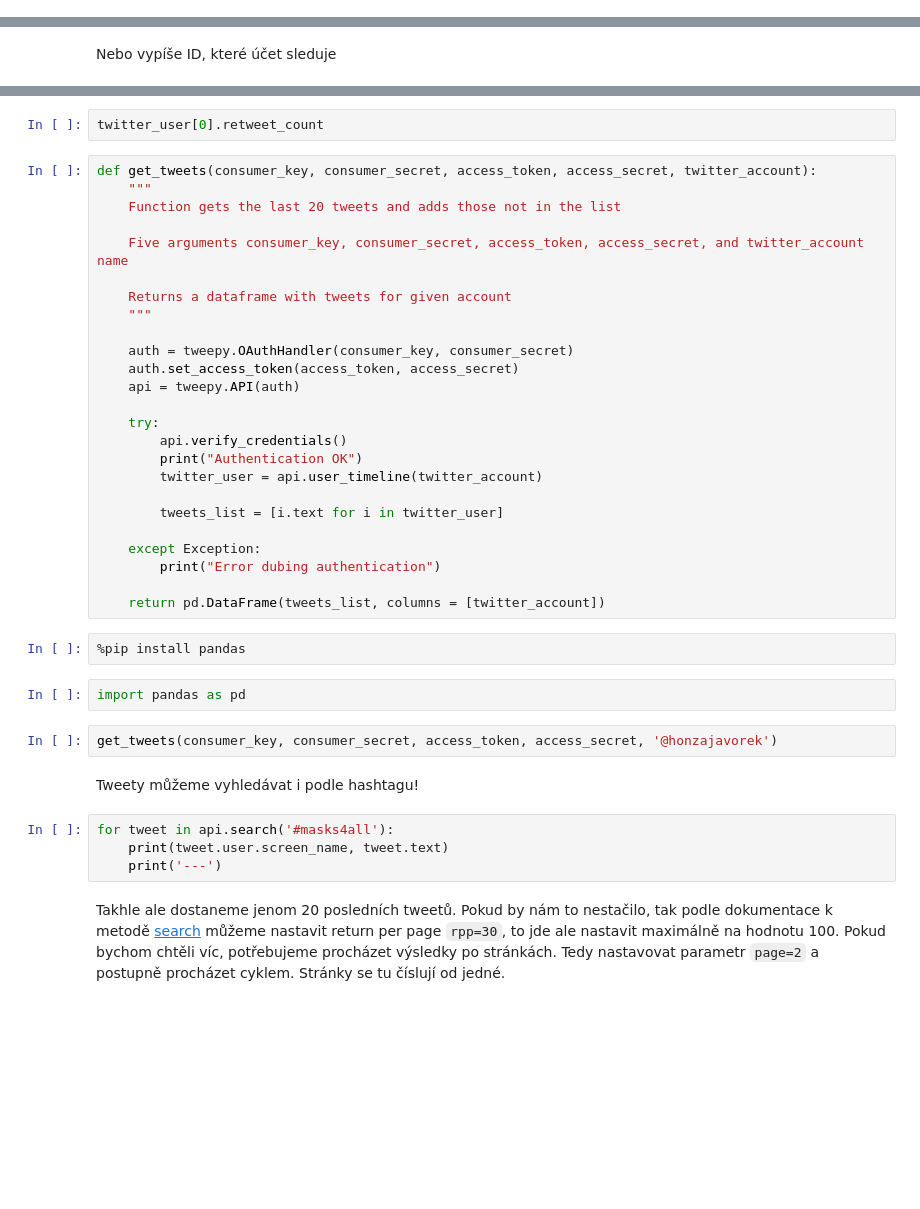
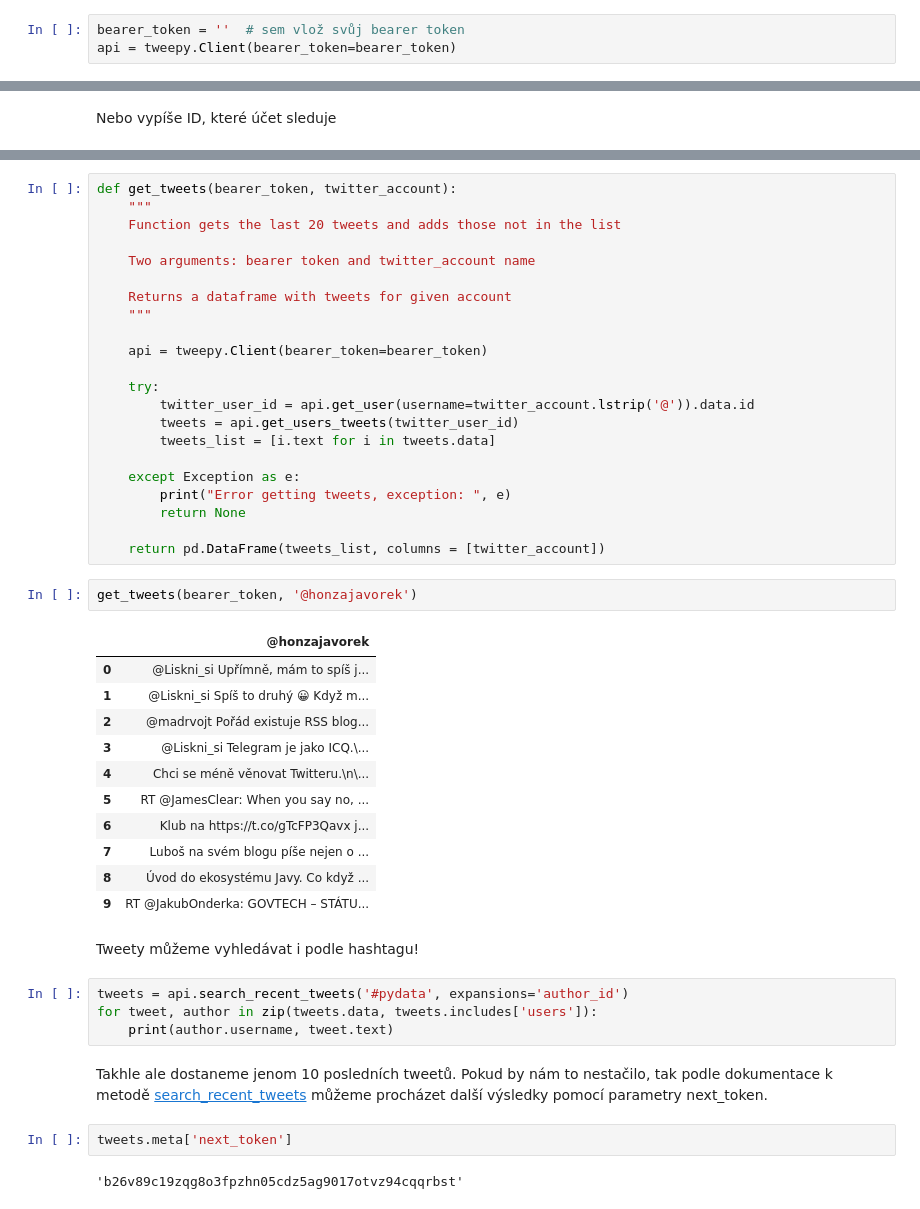
Before and after one commit to PyDataCZ/pyladies-kurz, a Jupyter notebook: lessons/pydata/api/index.ipynb, the cells around one changed output, grey strips where cells are left out. Saved outputs shown, nothing was run; the diff lists cells and outputs as text; blank space fills up the shorter version.

Commit message:
tweepy: use twitter api version 2

```diff
--- a/lessons/pydata/api/index.ipynb
+++ b/lessons/pydata/api/index.ipynb
@@ -665 +612,4 @@ except Exception:
+# %%
+bearer_token = ''  # sem vlož svůj bearer token
+api = tweepy.Client(bearer_token=bearer_token)
 # %% [markdown]
@@ -684,41 +649,48 @@ dir(twitter_user[0])
-# %%
-twitter_user[0].retweet_count
 # %%
-def get_tweets(consumer_key, consumer_secret, access_token, access_secret, twitter_account):
+def get_tweets(bearer_token, twitter_account):
     """
     Function gets the last 20 tweets and adds those not in the list
 
-    Five arguments consumer_key, consumer_secret, access_token, access_secret, and twitter_account name
+    Two arguments: bearer token and twitter_account name
 
     Returns a dataframe with tweets for given account
     """
 
-    auth = tweepy.OAuthHandler(consumer_key, consumer_secret)
-    auth.set_access_token(access_token, access_secret)
-    api = tweepy.API(auth)
+    api = tweepy.Client(bearer_token=bearer_token)
 
     try:
-        api.verify_credentials()
-        print("Authentication OK")
-        twitter_user = api.user_timeline(twitter_account)
+        twitter_user_id = api.get_user(username=twitter_account.lstrip('@')).data.id
+        tweets = api.get_users_tweets(twitter_user_id)
+        tweets_list = [i.text for i in tweets.data]
 
-        tweets_list = [i.text for i in twitter_user]
-
-    except Exception:
-        print("Error dubing authentication")
+    except Exception as e:
+        print("Error getting tweets, exception: ", e)
+        return None
 
     return pd.DataFrame(tweets_list, columns = [twitter_account])
-# %%
-%pip install pandas
-# %%
-import pandas as pd
-# %%
-get_tweets(consumer_key, consumer_secret, access_token, access_secret, '@honzajavorek')
+# %%
+get_tweets(bearer_token, '@honzajavorek')
+# %% [output]
+|  | @honzajavorek |
+| 0 | @Liskni_si Upřímně, mám to spíš j... |
+| 1 | @Liskni_si Spíš to druhý 😀 Když m... |
+| 2 | @madrvojt Pořád existuje RSS blog... |
+| 3 | @Liskni_si Telegram je jako ICQ.\... |
+| 4 | Chci se méně věnovat Twitteru.\n\... |
+| 5 | RT @JamesClear: When you say no, ... |
+| 6 | Klub na https://t.co/gTcFP3Qavx j... |
+| 7 | Luboš na svém blogu píše nejen o ... |
+| 8 | Úvod do ekosystému Javy. Co když ... |
+| 9 | RT @JakubOnderka: GOVTECH – STÁTU... |
 # %% [markdown]
 Tweety můžeme vyhledávat i podle hashtagu!
-# %%
-for tweet in api.search('#masks4all'):
-    print(tweet.user.screen_name, tweet.text)
-    print('---')
+# %%
+tweets = api.search_recent_tweets('#pydata', expansions='author_id')
+for tweet, author in zip(tweets.data, tweets.includes['users']):
+    print(author.username, tweet.text)
 # %% [markdown]
-Takhle ale dostaneme jenom 20 posledních tweetů. Pokud by nám to nestačilo, tak podle dokumentace k metodě [search](https://docs.tweepy.org/en/v3.5.0/api.html#API.search) můžeme nastavit return per page `rpp=30`, to jde ale nastavit maximálně na hodnotu 100. Pokud bychom chtěli víc, potřebujeme procházet výsledky po stránkách. Tedy nastavovat parametr `page=2` a postupně procházet cyklem. Stránky se tu číslují od jedné.
+Takhle ale dostaneme jenom 10 posledních tweetů. Pokud by nám to nestačilo, tak podle dokumentace k metodě [search_recent_tweets](https://docs.tweepy.org/en/v4.12.1/client.html#tweepy.Client.search_recent_tweets) můžeme procházet další výsledky pomocí parametry next_token.
+# %%
+tweets.meta['next_token']
+# %% [output]
+'b26v89c19zqg8o3fpzhn05cdz5ag9017otvz94cqqrbst'
```
Also changed, not shown: parts of 60 cells of this notebook.
